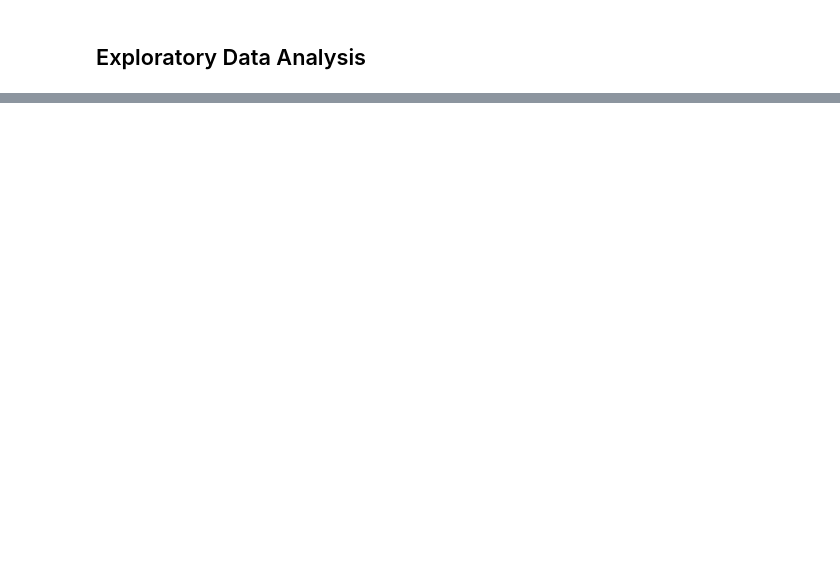
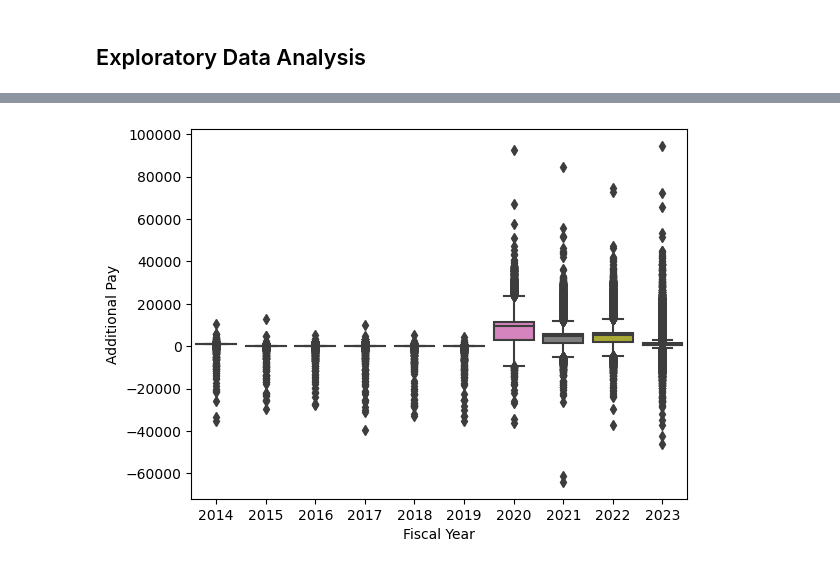
Before and after one commit to Anias-clo/Teacher_Payroll_Analysis, a Jupyter notebook: poc.ipynb, the cells around one changed output, grey strips where cells are left out. Saved outputs shown, nothing was run; the diff lists cells and outputs as text; code cells hidden in the pictures; blank space fills up the shorter version.

```diff
--- a/poc.ipynb
+++ b/poc.ipynb
@@ -37,2 +130,6 @@ sns.boxplot(data=df, y='Salary', x='Fiscal Year');
+# %%
+sns.boxplot(data=df, y='Additional Pay', x='Fiscal Year');
+# %% [output]
+[figure, added]
 # %%
 sns.boxplot(data=df, y='Salary', x='Employment Category');
```
Also changed, not shown: parts of 31 cells of this notebook, 8 other files.
